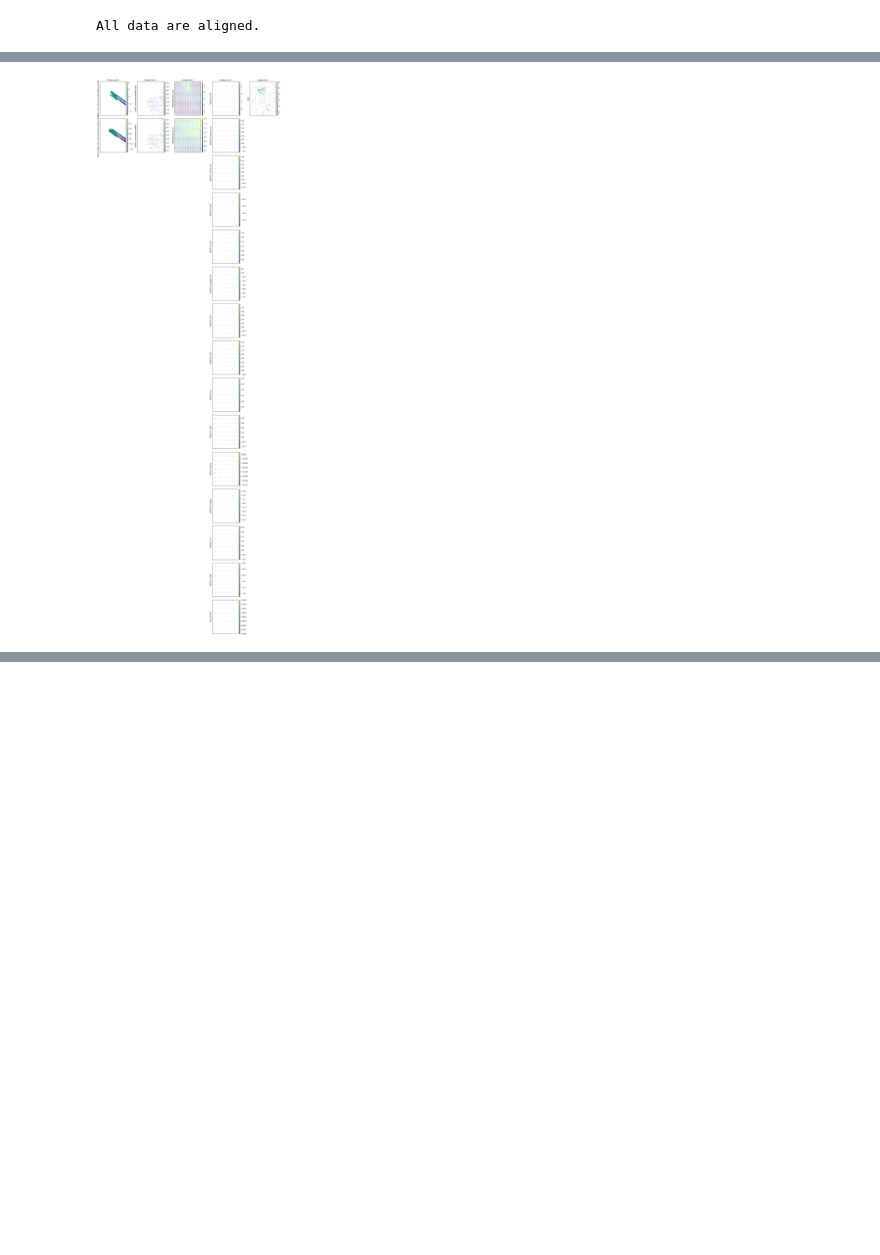
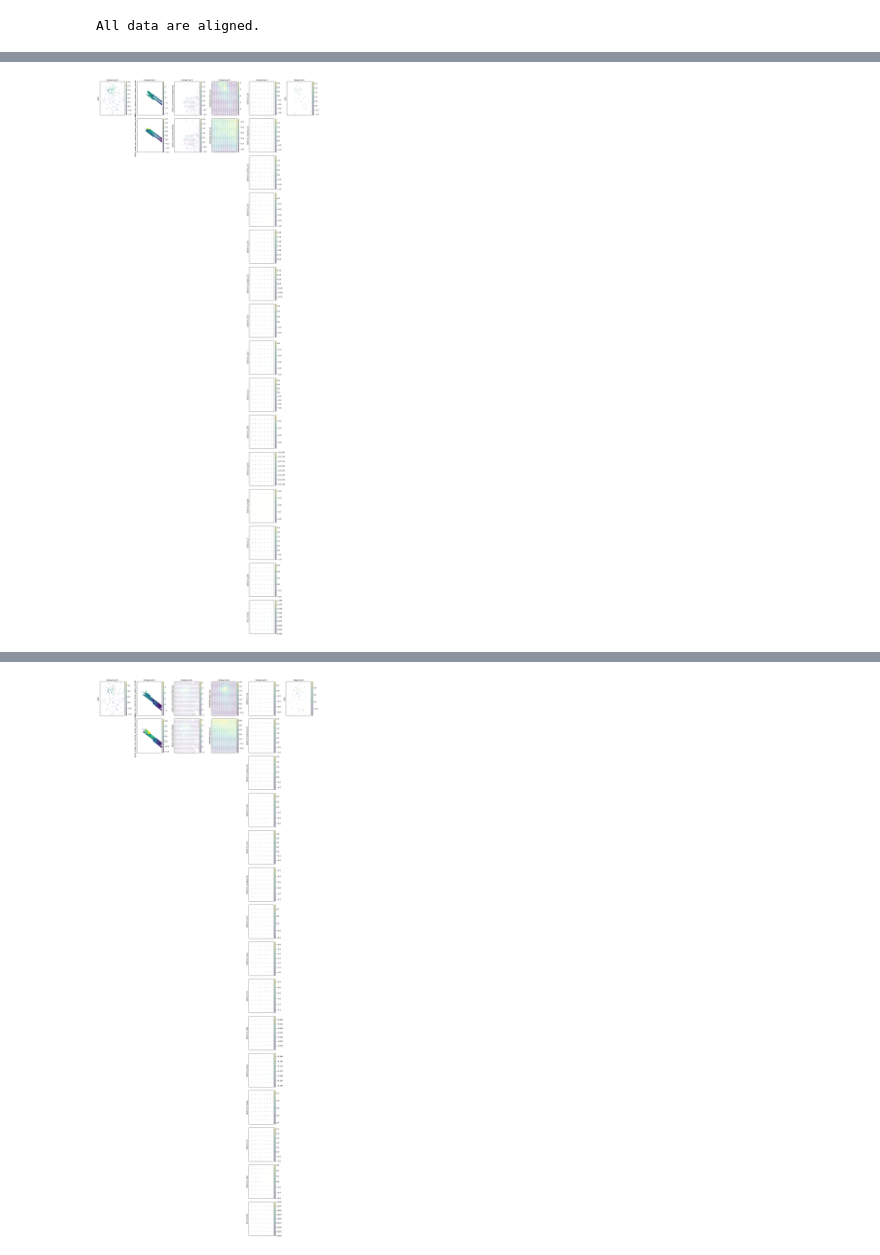
Before and after one commit to GEOS-ESM/ChemML, a Jupyter notebook: deepsensor_demo/Deepsensor_trial_Aug2025.ipynb, the cells around one changed output, grey strips where cells are left out. Cells and saved outputs as stored; diff of their text form; code cells hidden in the pictures; blank space fills up the shorter version.

Commit message:
Update Deepsensor_trial_Aug2025.ipynb
Change to the latest version of the notebook as of September 23, 2025.

```diff
--- a/deepsensor_demo/Deepsensor_trial_Aug2025.ipynb
+++ b/deepsensor_demo/Deepsensor_trial_Aug2025.ipynb
@@ -204,10 +230,10 @@ def F_align_times(a_in,v_time,dt_tol = np.timedelta64(30,'m')):
 
 
 # Target times: AirKorea Monitor Data
-# v_time = f_data_airkorea.reset_index()['time'].unique()
+v_time = f_data_airkorea.reset_index()['time'].unique()
 
 # Target times: GCAS Flights
-v_time = a_data_GCAS.time.values
+# v_time = a_data_GCAS.time.values
 
 f_data_airkorea_aligned = F_align_times(f_data_airkorea,v_time)
 a_data_GEOSCF_aligned = F_align_times(a_data_GEOSCF,v_time) # 7MB
@@ -277,21 +410,64 @@ DataProcessor with normalisation params:
 # %%
-# Define the task loader:
-task_loader = TaskLoader(
-    context=[a_data_GCAS_processed,
-             a_data_GEMS_processed,
-             a_data_TROPOMI_processed,
-             xr.merge([a_data_GEOSCF_processed,xr.DataArray(pd.to_datetime(v_time).hour,dims=('time'),coords={'time':v_time},name='time_of_day')]) # Add a time-of-day auxiliary variable
-            ],
-    target=f_data_airkorea_processed,
-)
-print(task_loader)
+# Define the task loaders for training and testing datasets:
+if Consider_ground_monitors_as_input:
+    training_task_loader = TaskLoader(
+        context=[d_training_processed['airkorea'],
+                 d_training_processed['GCAS'],
+                 d_training_processed['GEMS'],
+                 d_training_processed['TROPOMI'],
+                 xr.merge([d_training_processed['GEOSCF'],xr.DataArray(pd.to_datetime(v_time_train).hour,dims=('time'),coords={'time':v_time_train},name='time_of_day')]) # Add a time-of-day auxiliary variable
+                ],
+        target=d_training_processed['airkorea'],
+        links=[(0,0)] # This denotes to the task loader than the 0-index context input should be "linked" with the 0-index target output, i.e., they are the same thing so if you are doing a split it knows what the samples should be split between
+        )
+    testing_task_loader = TaskLoader(
+        context=[d_testing_processed['airkorea_input'],
+                 d_testing_processed['GCAS'],
+                 d_testing_processed['GEMS'],
+                 d_testing_processed['TROPOMI'],
+                 xr.merge([d_testing_processed['GEOSCF'],xr.DataArray(pd.to_datetime(v_time_test).hour,dims=('time'),coords={'time':v_time_test},name='time_of_day')]) # Add a time-of-day auxiliary variable
+                ],
+        target=d_testing_processed['airkorea']
+        )
+else:
+    training_task_loader = TaskLoader(
+        context=[d_training_processed['GCAS'],
+                 d_training_processed['GEMS'],
+                 d_training_processed['TROPOMI'],
+                 xr.merge([d_training_processed['GEOSCF'],xr.DataArray(pd.to_datetime(v_time_train).hour,dims=('time'),coords={'time':v_time_train},name='time_of_day')]) # Add a time-of-day auxiliary variable
+                ],
+        target=d_training_processed['airkorea'],
+        )
+    testing_task_loader = TaskLoader(
+        context=[d_testing_processed['GCAS'],
+                 d_testing_processed['GEMS'],
+                 d_testing_processed['TROPOMI'],
+                 xr.merge([d_testing_processed['GEOSCF'],xr.DataArray(pd.to_datetime(v_time_test).hour,dims=('time'),coords={'time':v_time_test},name='time_of_day')]) # Add a time-of-day auxiliary variable
+                ],
+        target=d_testing_processed['airkorea'],
+        )
+
+print('Training Task Loader Information:')
+print(training_task_loader)
+print('\n')
 # task_loader.save(processor_dir)
 
 # Create a task using the task loader:
-task = task_loader('2024-02-17 01:30:00', context_sampling="all", target_sampling="all")
-print(task)
+example_task = testing_task_loader('2024-02-17 01:30:00', context_sampling="all", target_sampling="all")
+example_task_training = training_task_loader('2024-03-10 01:30:00', context_sampling=["split","all","all", "all", "all"], target_sampling="split", split_frac=Fraction_of_ground_monitors_to_train_on)
+print('Example Testing Task Information:')
+print(example_task)
+print('\n')
 
-# Visualize the task:
-deepsensor.plot.task(task, task_loader)
+# Visualize the testing task:
+deepsensor.plot.task(example_task, testing_task_loader)
 plt.show()
+
+print('Example Training Task Information:')
+print(example_task)
+print('\n')
+
+# Visualize the training task:
+deepsensor.plot.task(example_task_training, testing_task_loader)
+plt.show()
 # %% [output]
@@ -307 +487 @@ Y_t: [(1, 306)]
-[figure, old version]
+[figure, new version]
@@ -308 +495,2 @@ Y_t: [(1, 306)]
+[figure, added]
 # %% [markdown]
```
Also changed, not shown: parts of 35 cells of this notebook.
